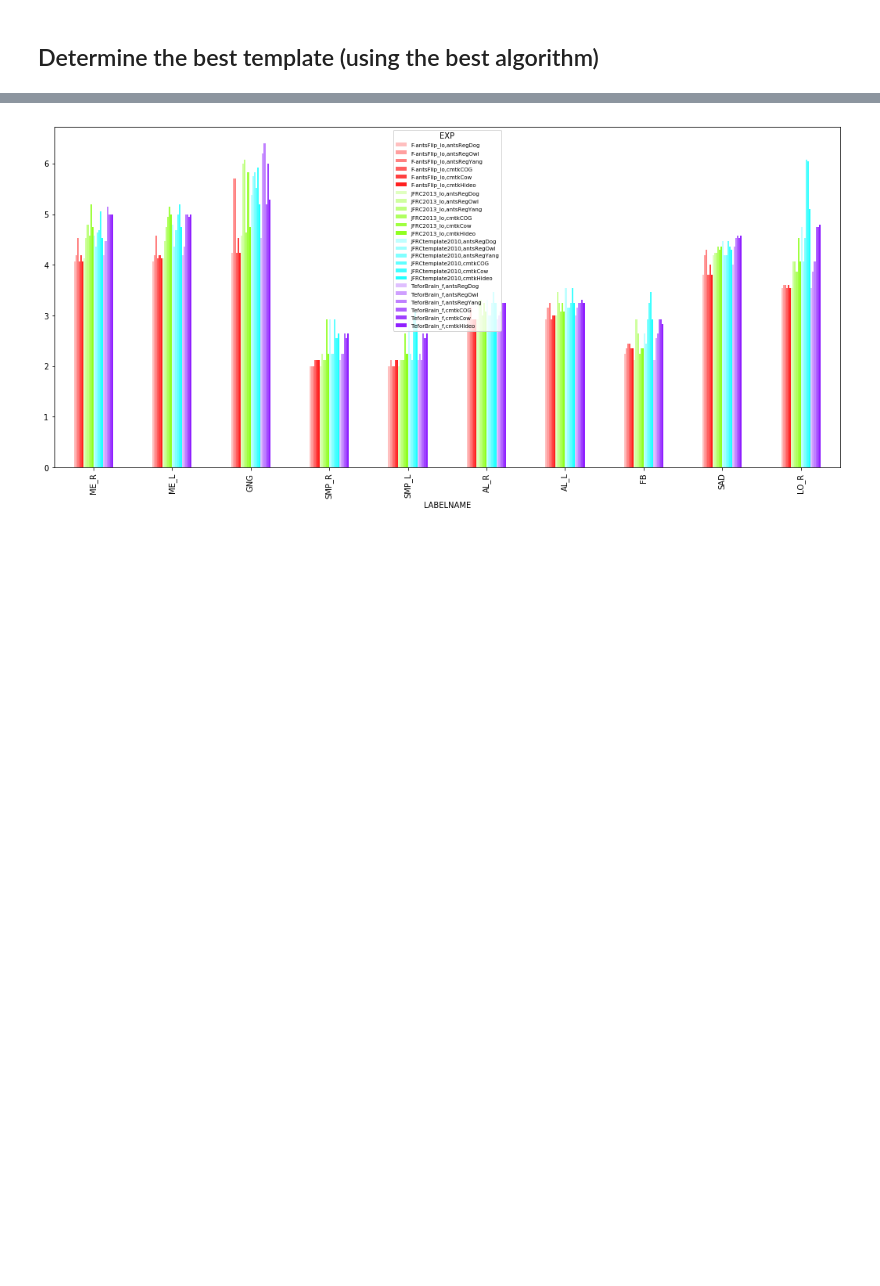
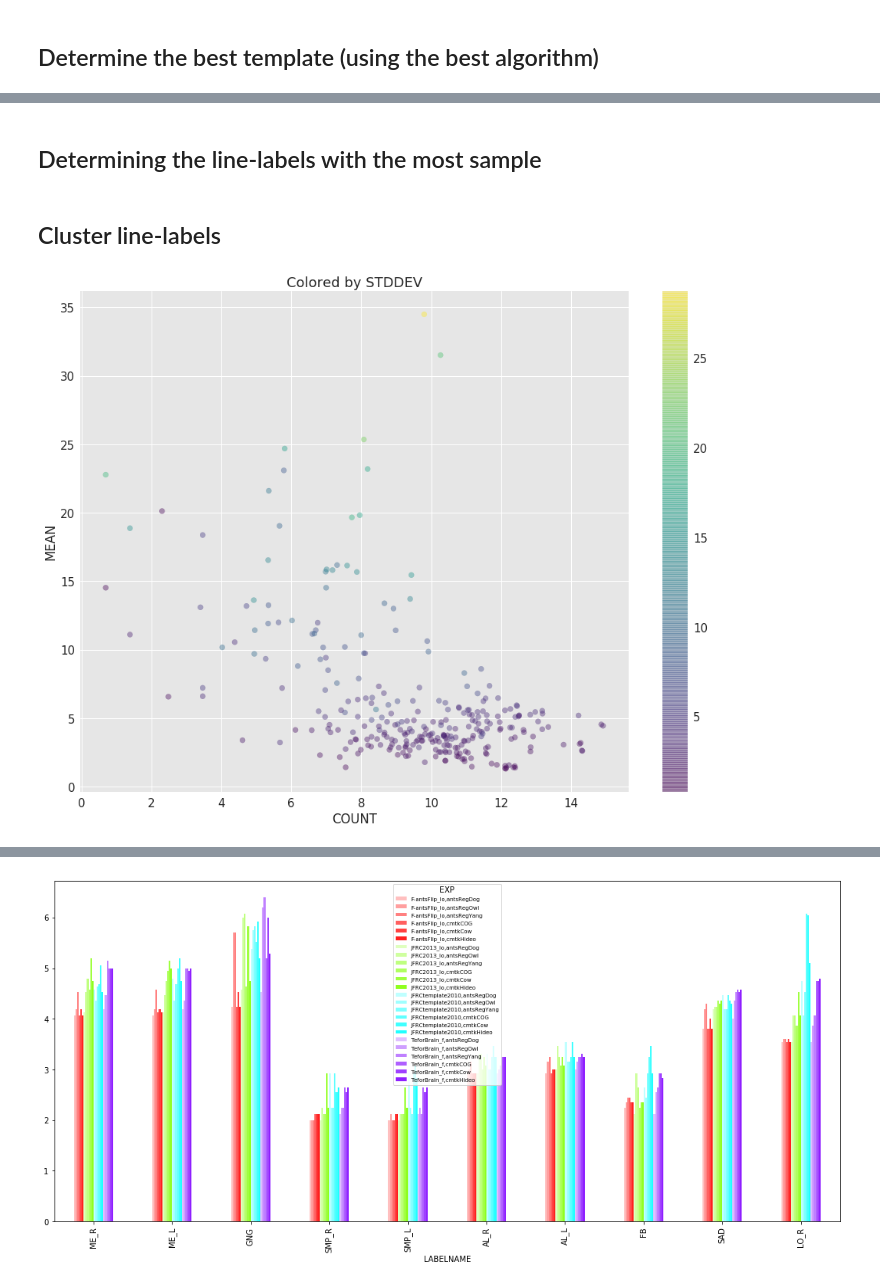
Before and after one commit to saalfeldlab/template-building, a Jupyter notebook: python/labelwise_skeleton_distance_analysis.ipynb, the cells around one changed output, grey strips where cells are left out. Saved outputs shown, nothing was run; the diff lists cells and outputs as text; code cells hidden in the pictures; blank space fills up the shorter version.

```diff
--- a/python/labelwise_skeleton_distance_analysis.ipynb
+++ b/python/labelwise_skeleton_distance_analysis.ipynb
@@ -70,7 +73,7 @@ base_dir = '/nrs/saalfeld/john/projects/flyChemStainAtlas/all_evals'
 # templates = ['JFRCtemplate2010']
 # reg_methods = [ 'cmtkCow', 'cmtkCOG', 'antsRegYang' ]
 
-templates = ['JFRCtemplate2010', 'JFRC2013_lo', 'F-antsFlip_lo', 'TeforBrain_f']
+templates = ['JFRCtemplate2010', 'JFRC2013_lo', 'F-antsFlip_lo', 'F-cmtkFlip_lof', 'TeforBrain_f']
 # reg_methods = [ 'cmtkCow', 'cmtkCOG', 'cmtkHideo' ]
 # reg_methods = [ 'antsRegOwl', 'antsRegDog', 'antsRegYang' ]
 reg_methods = [ 'cmtkCow', 'cmtkCOG', 'cmtkHideo', 'antsRegOwl', 'antsRegDog', 'antsRegYang' ]
@@ -180,0 +298,2 @@ best by avg_med is:  F-antsFlip_lo
+# %% [markdown]
+## Determining the line-labels with the most sample
@@ -180,0 +303,30 @@ best by avg_med is:  F-antsFlip_lo
+# %% [markdown]
+## Cluster line-labels
+# %%
+# get line-label wise statistics for the best algorithm and template
+best_exp_df = dist_df[ (dist_df.ALG == 'cmtkCOG') & (dist_df.TEMPLATE == 'F-antsFlip_lo') & (dist_df.LABEL > 0 )]
+
+# Reorganize
+best_exp_df_4cluster = best_exp_df.pivot(index='LINELABEL', columns='STAT', values='VALUE')
+# print( best_exp_df_4cluster.head() )
+
+log_counts = best_exp_df_4cluster.COUNT.map( lambda x: math.log(x))
+
+# sns.kdeplot( best_exp_df_4cluster.MEAN, best_exp_df_4cluster.STDDEV )
+
+sns.set_context("notebook", font_scale=1.5, rc={"lines.linewidth": 2.5})
+sns.set_style("darkgrid", {"axes.facecolor": ".9"})
+
+# points = plt.scatter( best_exp_df_4cluster['MEAN'],  best_exp_df_4cluster['STDDEV'],
+#            c=log_counts, alpha=0.4, cmap="viridis")
+points = plt.scatter( log_counts, best_exp_df_4cluster['MEAN'],
+           c=best_exp_df_4cluster['STDDEV'], alpha=0.4, cmap="viridis")
+plt.xlabel('COUNT')
+plt.ylabel('MEAN')
+plt.title('Colored by STDDEV')
+plt.colorbar( points )
+
+fig = plt.gcf()
+a = fig.set_size_inches( 16, 12 )
+# %% [output]
+[figure, added]
```
Also changed, not shown: parts of 15 cells of this notebook.
